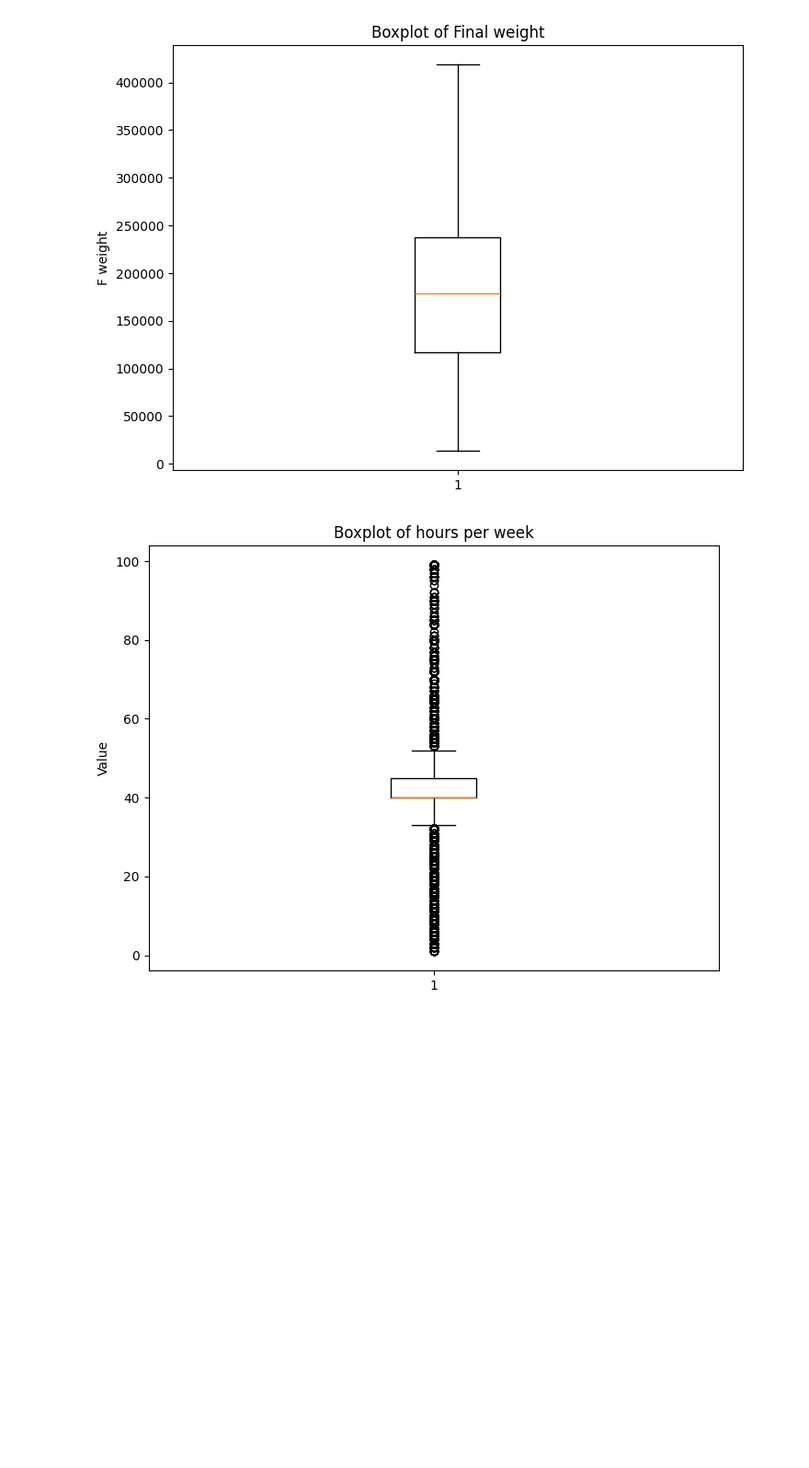
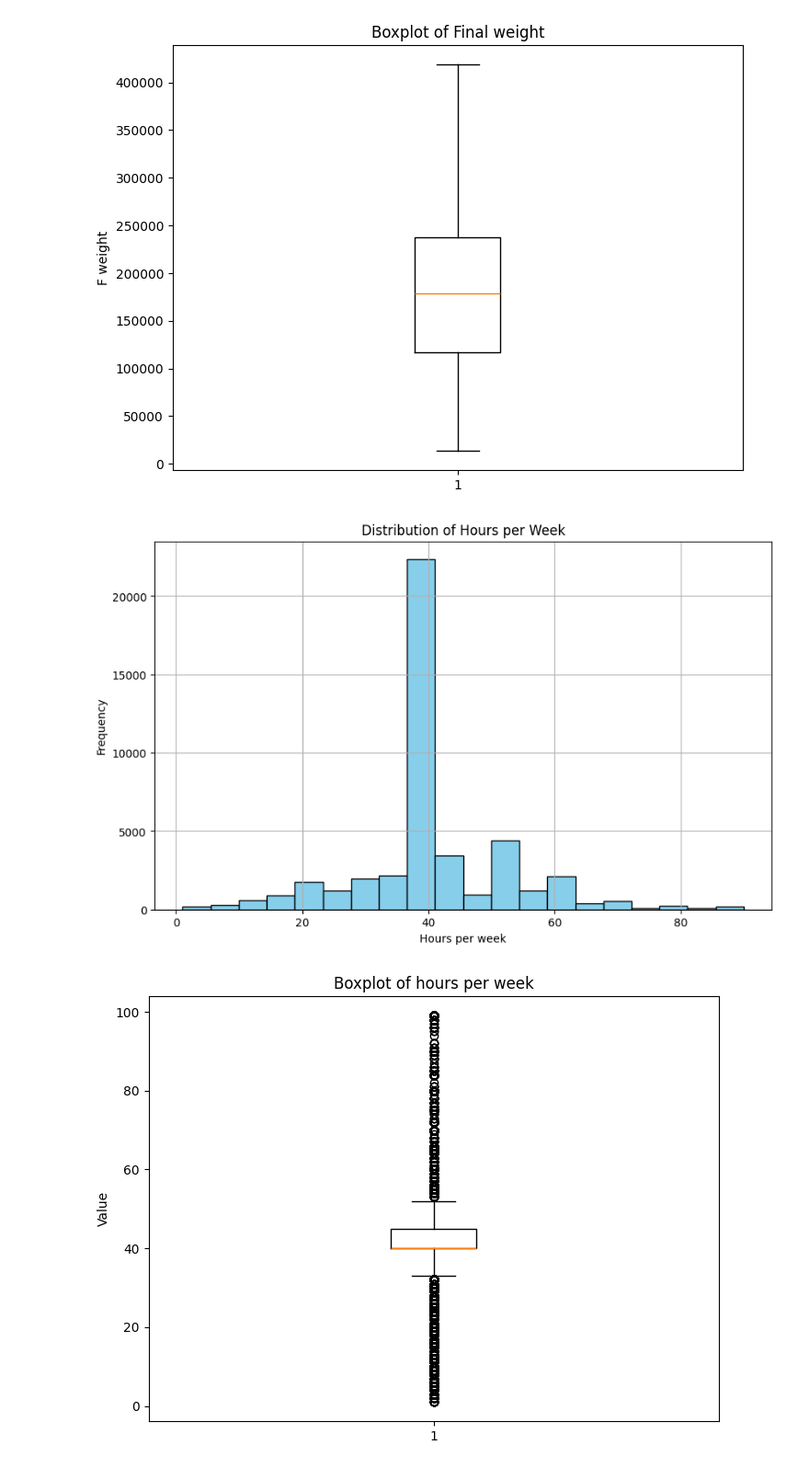
Before and after one commit to Naveen-Savi08/Income-Prediction, a Jupyter notebook: Preprocessing.ipynb, the cells around one changed output. Shown at 92% size. Drawn from its saved outputs; the diff is of its cells as text; code cells hidden in the pictures; blank space fills up the shorter version.

```diff
--- a/Preprocessing.ipynb
+++ b/Preprocessing.ipynb
@@ -290,6 +314,17 @@ plt.ylabel('F weight')
 plt.show()
 # %% [output]
 [figure]
+# %%
+# Histogram of Hours per week
+plt.figure(figsize=(10, 6))
+plt.hist(df['hours-per-week'], bins=20, color='skyblue', edgecolor='black')
+plt.title('Distribution of Hours per Week')
+plt.xlabel('Hours per week')
+plt.ylabel('Frequency')
+plt.grid(True)
+plt.show()
+# %% [output]
+[figure, added]
 # %%
 # Plot the Hours per week
 plt.figure(figsize=(8, 6))
```
Also changed, not shown: parts of 9 cells of this notebook, 1 other file.
